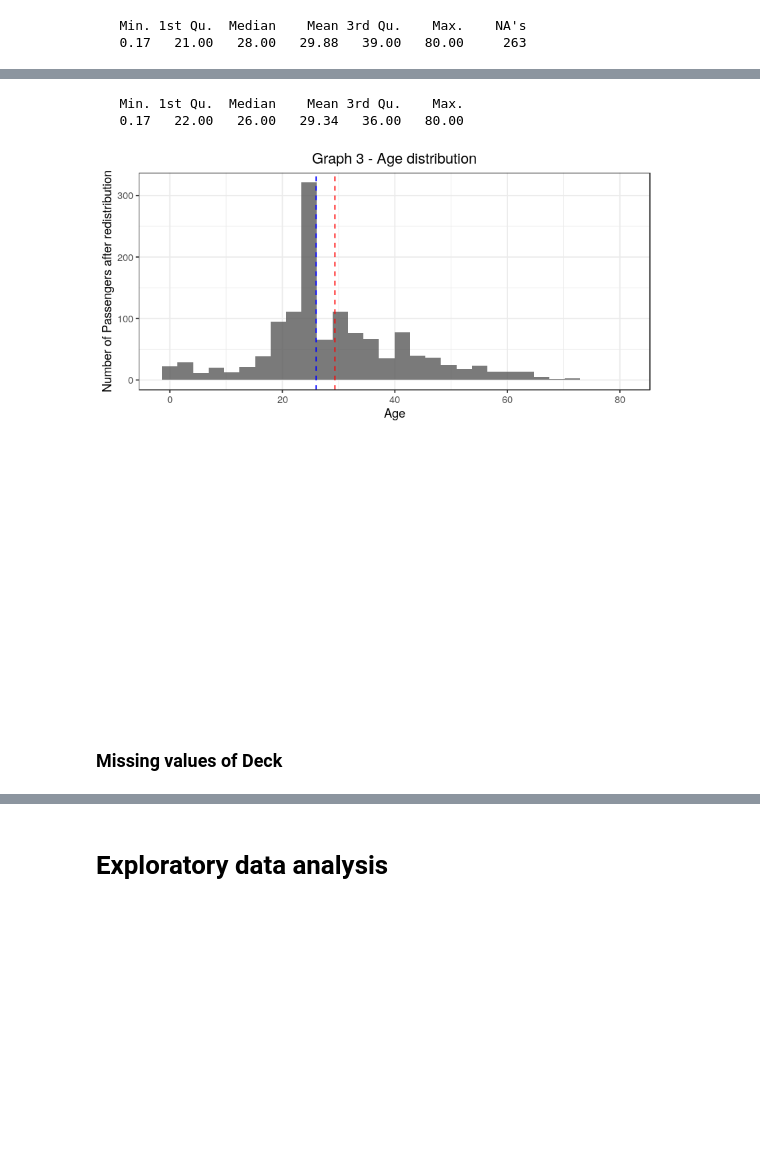
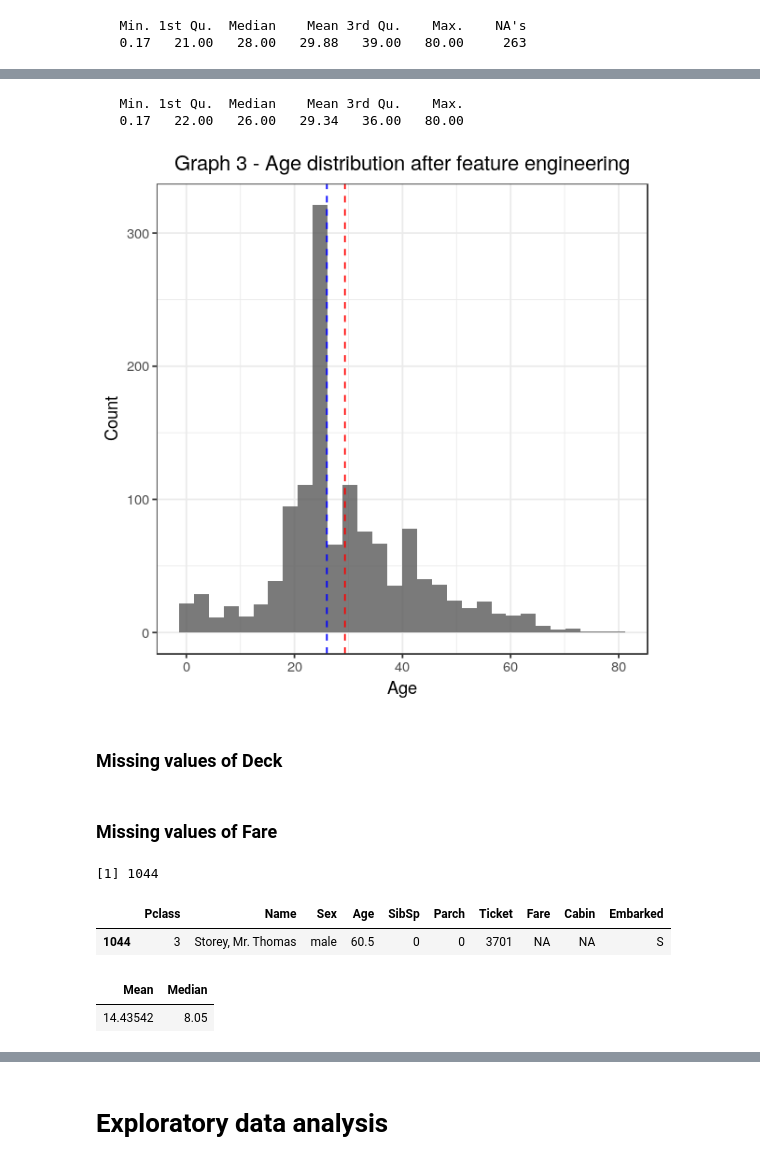
Before and after one commit to wesleygalvao/My-Kaggle-Kernels, a Jupyter notebook: 01 - Titanic/Survivors Classification on Titanic using - R.ipynb, the cells around one changed output, grey strips where cells are left out. Saved outputs shown, nothing was run; the diff lists cells and outputs as text; code cells hidden in the pictures; blank space fills up the shorter version.

```diff
--- a/01 - Titanic/Survivors Classification on Titanic using - R.ipynb
+++ b/01 - Titanic/Survivors Classification on Titanic using - R.ipynb
@@ -297,25 +317,50 @@ for(i in 1:dim(titanic_data)[1]){
     }
 }
 # %%
+# Show Age summary
+summary(titanic_data$Age)
+
+# Plot age distribution
 g3 <- titanic_data %>%
     ggplot() +
     geom_histogram(aes(Age),alpha= 0.8, bins = 30) +
     geom_vline(aes(xintercept = mean(Age, na.rm = T)),
                color = "red", linetype = "dashed", size =.5) +
     geom_vline(aes(xintercept = median(Age, na.rm = T)),
                color = "blue", linetype = "dashed", size =.5) +
-    labs(x = "Age", y = "Number of Passengers after redistribution") +  theme_bw() +
-    ggtitle('Graph 3 - Age distribution') +
+    labs(x = "Age", y = "Count") +  theme_bw() +
+    ggtitle('Graph 3 - Age distribution after feature engineering') +
     theme(plot.title = element_text(hjust = 0.5))
-
-ggarrange(g3, nrow = 2)
-summary(titanic_data$Age)
+g3
 # %% [output]
    Min. 1st Qu.  Median    Mean 3rd Qu.    Max.
    0.17   22.00   26.00   29.34   36.00   80.00
-[figure, old version]
+[figure, new version]
 # %% [markdown]
 ### Missing values of Deck
 # %%
 # If Cabin value is NULL, store Deck value as 'Unknown'
 titanic_data$Deck[is.na(titanic_data$Cabin)] <- 'Unknown'
+# %% [markdown]
+### Missing values of Fare
+# %%
+# Get the position(passenger ID) where Fare's value is NULL.
+id_fare_na <- which(is.na(titanic_data$Fare))
+id_fare_na
+# %% [output]
+[1] 1044
+# %%
+titanic_data[id_fare_na,(3:12)]
+# %% [output]
+|  | Pclass | Name | Sex | Age | SibSp | Parch | Ticket | Fare | Cabin | Embarked |
+| 1044 | 3 | Storey, Mr. Thomas | male | 60.5 | 0 | 0 | 3701 | NA | NA | S |
+# %%
+# Get the mean and median to Pclass 3 and Embarked S
+fare_summary_3S <- titanic_data  %>%
+    filter(Embarked == 'S', Pclass == 3)  %>%
+    summarise("Mean" = mean(Fare, na.rm = T), "Median" = median(Fare, na.rm = T))
+
+fare_summary_3S
+# %% [output]
+| Mean | Median |
+| 14.43542 | 8.05 |
```
Also changed, not shown: parts of 26 cells of this notebook.
